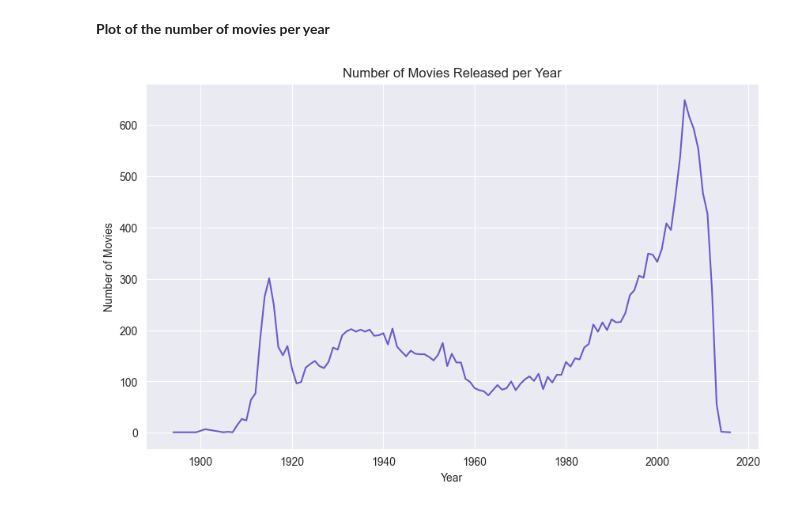
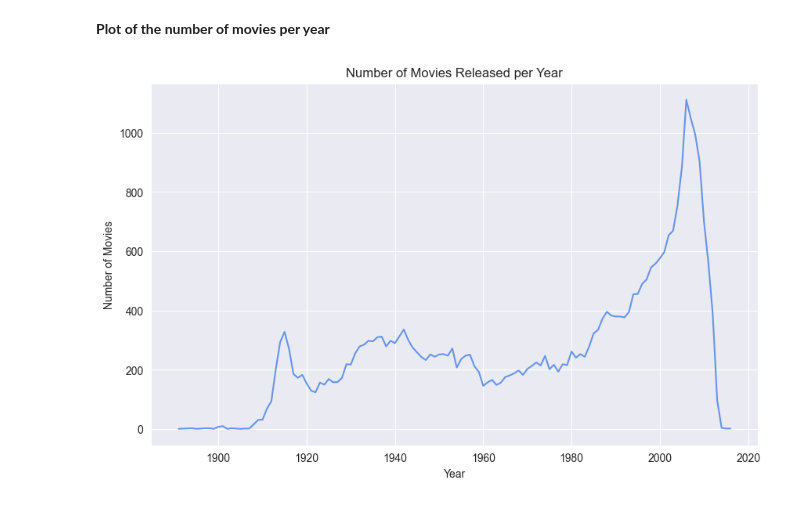
Before and after one commit to epfl-ada/ada-2023-project-badabob, a Jupyter notebook: DataCleanup_Anabel.ipynb, the cells around one changed output. Saved outputs shown, nothing was run; the diff lists cells and outputs as text; code cells hidden in the pictures.

Commit message:
final version of data cleanup

```diff
--- a/DataCleanup_Anabel.ipynb
+++ b/DataCleanup_Anabel.ipynb
@@ -9,7 +9,7 @@ import numpy as np
 import matplotlib.pyplot as plt
 data_folder = './Data/'
 # %%
-movies_metadata = pd.read_csv(data_folder+'movie.metadata.tsv', header=None, sep='\t', names=['wikipedia_ID','freebase_ID','name','release_date', 'box_office_revenue', 'runtime', 'languages', 'countries', 'genre'], parse_dates=True)
+movies_metadata = pd.read_csv(data_folder+'movie.metadata.tsv', header=None, sep='\t', names=['wikipedia_ID','freebase_ID','name','release_date', 'box_office_revenue', 'runtime', 'languages', 'countries', 'genre'], parse_dates=False)
 movies_metadata.head(5)
 # %% [output]
 |  | wikipedia_ID | freebase_ID | name | release_date | box_office_revenue | runtime | languages | countries | ... |
@@ -207,7 +207,7 @@ So there are 3880 movies that were from the US but not in any of the languages w
 **Small alternative:** keep movies that have NaN as languages to complement it potentially later:
 # %%
 # of course this can be modified if we decide to keep more languages
-languages_to_keep = ['English Language', 'Silent Film','American English','Old English Language']
+languages_to_keep = ['English Language', 'Silent Film','American English','Old English Language', 'American Sign Language']
 
 us_english_movie_with_nan_metadata = us_movies_metadata[us_movies_metadata['languages'].apply(lambda x: any(lang in x for lang in languages_to_keep) or len(x) == 0)]
 us_english_movie_with_nan_metadata
@@ -258,20 +259,21 @@ As we can see we have a massive amount (342) of genres, so at some point we will
 # %%
 # Let us first exclude movies that have an unknown release date (this is only for the sake of this plot, we will complement later if needed)
 movies = us_english_movie_with_nan_metadata.dropna(subset=['release_date']).copy()
-movies['release_date'] = pd.to_datetime(movies['release_date'], errors='coerce')
+movies['release_date'] = movies['release_date'].astype(str)
+movies['release_date'] = pd.to_datetime(movies['release_date'],format='mixed', errors='coerce')
 
 # Group movies by release year
 movies_grouped_by_year = movies.groupby(movies['release_date'].dt.year)
 
 #number of movies per year
 number_movies_per_year = movies_grouped_by_year.size()
 
 plt.figure(figsize=(10, 6))
-number_movies_per_year.plot(kind='line', color = 'slateblue')
+number_movies_per_year.plot(kind='line', color = 'cornflowerblue')
 plt.title('Number of Movies Released per Year')
 plt.xlabel('Year')
 plt.ylabel('Number of Movies')
 plt.grid(True)
 plt.show()
 # %% [output]
-[figure, old version]
+[figure, new version]
```
Also changed, not shown: parts of 11 cells of this notebook.
